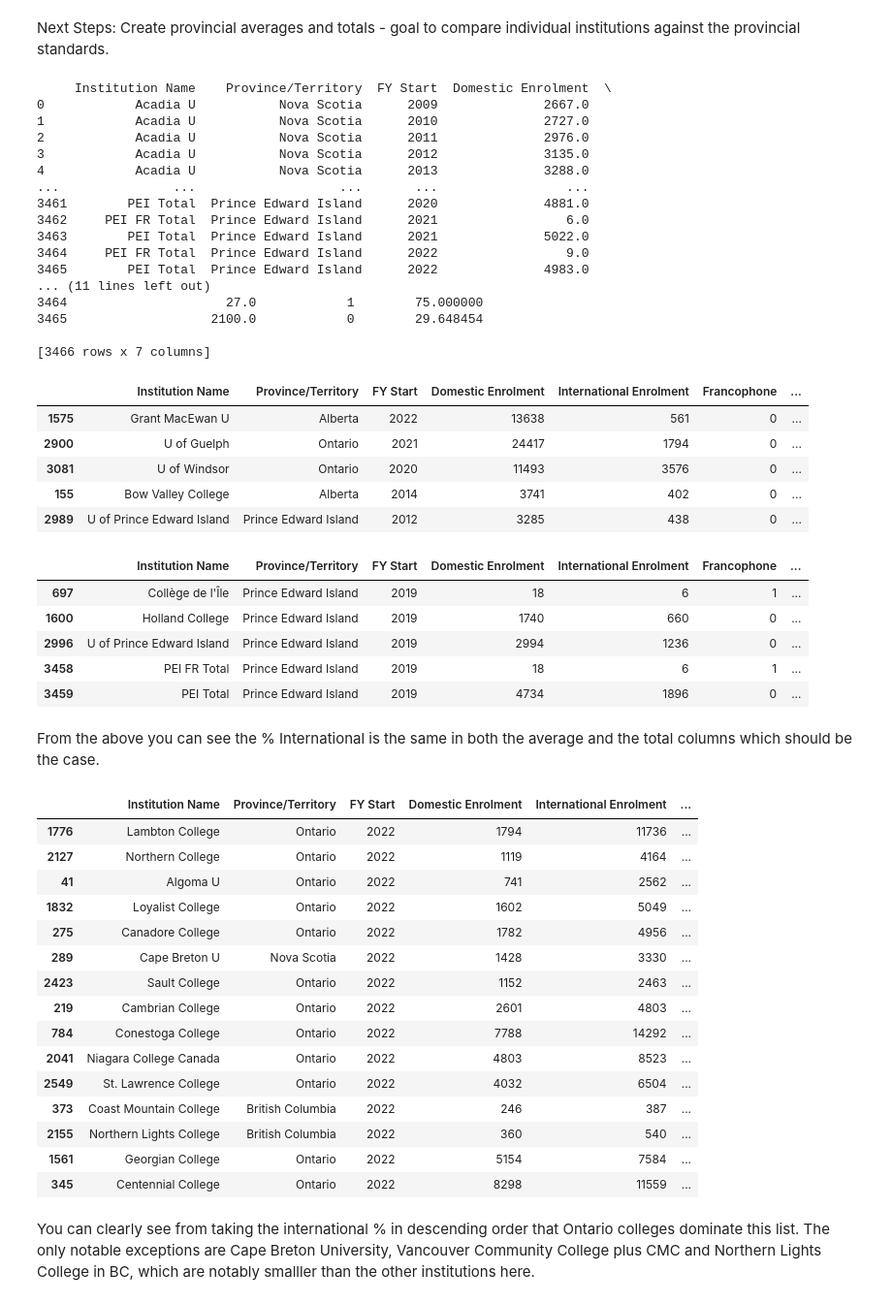
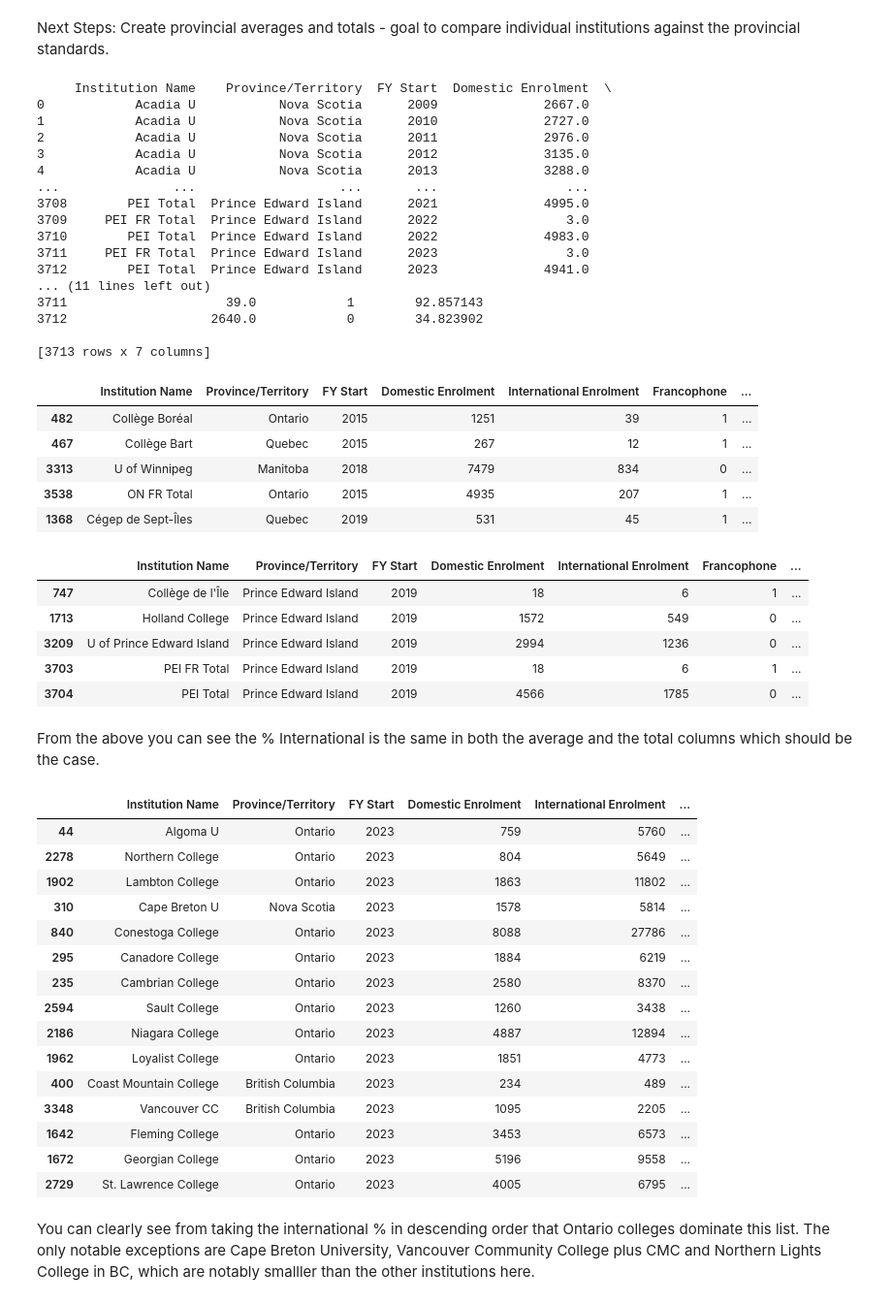
Before and after one commit to tjjdoherty/canadian-psi-project, a Jupyter notebook: domestic_intl.ipynb, the cells around one changed output. Shown at 97% size. Cells and saved outputs as stored; diff of their text form; code cells hidden in the pictures.

```diff
--- a/domestic_intl.ipynb
+++ b/domestic_intl.ipynb
@@ -1577,9 +1597,9 @@ for inst_type, datasets in institution_types.items():
                 height=600,
                 width=1300,
                 margin=dict(l=50, r=200, t=50, b=50),
-                # Fix X-axis from 2009 to 2022 with +1 year buffer with annual ticks
+                # Fix X-axis from 2009 to 2023 with +1 year buffer with annual ticks
                 xaxis=dict(
-                    range=[2008, 2023],
+                    range=[2008, 2024],
                     dtick=1  # Show a tick for every year
                 )
             )
@@ -1868,16 +1928,16 @@ print(combined_df)
 3            Acadia U           Nova Scotia      2012              3135.0
 4            Acadia U           Nova Scotia      2013              3288.0
 ...               ...                   ...       ...                 ...
-3461        PEI Total  Prince Edward Island      2020              4881.0
-3462     PEI FR Total  Prince Edward Island      2021                 6.0
-3463        PEI Total  Prince Edward Island      2021              5022.0
-3464     PEI FR Total  Prince Edward Island      2022                 9.0
-3465        PEI Total  Prince Edward Island      2022              4983.0
+3708        PEI Total  Prince Edward Island      2021              4995.0
+3709     PEI FR Total  Prince Edward Island      2022                 3.0
+3710        PEI Total  Prince Edward Island      2022              4983.0
+3711     PEI FR Total  Prince Edward Island      2023                 3.0
+3712        PEI Total  Prince Edward Island      2023              4941.0
 ... (11 lines left out)
-3464                     27.0            1        75.000000
-3465                   2100.0            0        29.648454
+3711                     39.0            1        92.857143
+3712                   2640.0            0        34.823902
 
-[3466 rows x 7 columns]
+[3713 rows x 7 columns]
 # %%
 # cast the column dtypes - Domestic enrolment as int, International enrolment as int, % Int'l as float to 3dp
 combined_df['Domestic Enrolment'] = combined_df['Domestic Enrolment'].astype(int)
@@ -1887,11 +1947,11 @@ combined_df['% International'] = combined_df['% International'].round(2)
 combined_df.sample(5)
 # %% [output]
 |  | Institution Name | Province/Territory | FY Start | Domestic Enrolment | International Enrolment | Francophone | ... |
-| 1575 | Grant MacEwan U | Alberta | 2022 | 13638 | 561 | 0 | ... |
-| 2900 | U of Guelph | Ontario | 2021 | 24417 | 1794 | 0 | ... |
-| 3081 | U of Windsor | Ontario | 2020 | 11493 | 3576 | 0 | ... |
-| 155 | Bow Valley College | Alberta | 2014 | 3741 | 402 | 0 | ... |
-| 2989 | U of Prince Edward Island | Prince Edward Island | 2012 | 3285 | 438 | 0 | ... |
+| 482 | Collège Boréal | Ontario | 2015 | 1251 | 39 | 1 | ... |
+| 467 | Collège Bart | Quebec | 2015 | 267 | 12 | 1 | ... |
+| 3313 | U of Winnipeg | Manitoba | 2018 | 7479 | 834 | 0 | ... |
+| 3538 | ON FR Total | Ontario | 2015 | 4935 | 207 | 1 | ... |
+| 1368 | Cégep de Sept-Îles | Quebec | 2019 | 531 | 45 | 1 | ... |
 # %%
 # spot check - PEI in 2019
 combined_df[
@@ -1900,38 +1960,38 @@ combined_df[
 ]
 # %% [output]
 |  | Institution Name | Province/Territory | FY Start | Domestic Enrolment | International Enrolment | Francophone | ... |
-| 697 | Collège de l'Île | Prince Edward Island | 2019 | 18 | 6 | 1 | ... |
-| 1600 | Holland College | Prince Edward Island | 2019 | 1740 | 660 | 0 | ... |
-| 2996 | U of Prince Edward Island | Prince Edward Island | 2019 | 2994 | 1236 | 0 | ... |
-| 3458 | PEI FR Total | Prince Edward Island | 2019 | 18 | 6 | 1 | ... |
-| 3459 | PEI Total | Prince Edward Island | 2019 | 4734 | 1896 | 0 | ... |
+| 747 | Collège de l'Île | Prince Edward Island | 2019 | 18 | 6 | 1 | ... |
+| 1713 | Holland College | Prince Edward Island | 2019 | 1572 | 549 | 0 | ... |
+| 3209 | U of Prince Edward Island | Prince Edward Island | 2019 | 2994 | 1236 | 0 | ... |
+| 3703 | PEI FR Total | Prince Edward Island | 2019 | 18 | 6 | 1 | ... |
+| 3704 | PEI Total | Prince Edward Island | 2019 | 4566 | 1785 | 0 | ... |
 # %% [markdown]
 From the above you can see the % International is the same in both the average and the total columns which should be the case.
 # %%
 # show every school in canada by % international students in 2019 and 2022
 all_intl_percent = combined_df[
-    (combined_df['FY Start'].isin([2019, 2022])) &
+    (combined_df['FY Start'].isin([2019, 2023])) &
     (combined_df['Francophone'] == 0)
 ][['Institution Name', 'Province/Territory', 'FY Start', 'Domestic Enrolment', 'International Enrolment', '% International']].sort_values(by='% International', ascending=False)
 
-all_intl_percent[all_intl_percent['FY Start'] == 2022].sort_values(by="% International", ascending=False).head(15)
+all_intl_percent[all_intl_percent['FY Start'] == 2023].sort_values(by="% International", ascending=False).head(15)
 # %% [output]
 |  | Institution Name | Province/Territory | FY Start | Domestic Enrolment | International Enrolment | ... |
-| 1776 | Lambton College | Ontario | 2022 | 1794 | 11736 | ... |
-| 2127 | Northern College | Ontario | 2022 | 1119 | 4164 | ... |
-| 41 | Algoma U | Ontario | 2022 | 741 | 2562 | ... |
-| 1832 | Loyalist College | Ontario | 2022 | 1602 | 5049 | ... |
-| 275 | Canadore College | Ontario | 2022 | 1782 | 4956 | ... |
-| 289 | Cape Breton U | Nova Scotia | 2022 | 1428 | 3330 | ... |
-| 2423 | Sault College | Ontario | 2022 | 1152 | 2463 | ... |
-| 219 | Cambrian College | Ontario | 2022 | 2601 | 4803 | ... |
-| 784 | Conestoga College | Ontario | 2022 | 7788 | 14292 | ... |
-| 2041 | Niagara College Canada | Ontario | 2022 | 4803 | 8523 | ... |
-| 2549 | St. Lawrence College | Ontario | 2022 | 4032 | 6504 | ... |
-| 373 | Coast Mountain College | British Columbia | 2022 | 246 | 387 | ... |
-| 2155 | Northern Lights College | British Columbia | 2022 | 360 | 540 | ... |
-| 1561 | Georgian College | Ontario | 2022 | 5154 | 7584 | ... |
-| 345 | Centennial College | Ontario | 2022 | 8298 | 11559 | ... |
+| 44 | Algoma U | Ontario | 2023 | 759 | 5760 | ... |
+| 2278 | Northern College | Ontario | 2023 | 804 | 5649 | ... |
+| 1902 | Lambton College | Ontario | 2023 | 1863 | 11802 | ... |
+| 310 | Cape Breton U | Nova Scotia | 2023 | 1578 | 5814 | ... |
+| 840 | Conestoga College | Ontario | 2023 | 8088 | 27786 | ... |
+| 295 | Canadore College | Ontario | 2023 | 1884 | 6219 | ... |
+| 235 | Cambrian College | Ontario | 2023 | 2580 | 8370 | ... |
+| 2594 | Sault College | Ontario | 2023 | 1260 | 3438 | ... |
+| 2186 | Niagara College | Ontario | 2023 | 4887 | 12894 | ... |
+| 1962 | Loyalist College | Ontario | 2023 | 1851 | 4773 | ... |
+| 400 | Coast Mountain College | British Columbia | 2023 | 234 | 489 | ... |
+| 3348 | Vancouver CC | British Columbia | 2023 | 1095 | 2205 | ... |
+| 1642 | Fleming College | Ontario | 2023 | 3453 | 6573 | ... |
+| 1672 | Georgian College | Ontario | 2023 | 5196 | 9558 | ... |
+| 2729 | St. Lawrence College | Ontario | 2023 | 4005 | 6795 | ... |
 # %% [markdown]
 You can clearly see from taking the international % in descending order that Ontario colleges dominate this list. The only notable exceptions are Cape Breton University, Vancouver Community College plus CMC and Northern Lights College in BC, which are notably smalller than the other institutions here.
 # %% [markdown]
```
Also changed, not shown: parts of 13 cells of this notebook.
